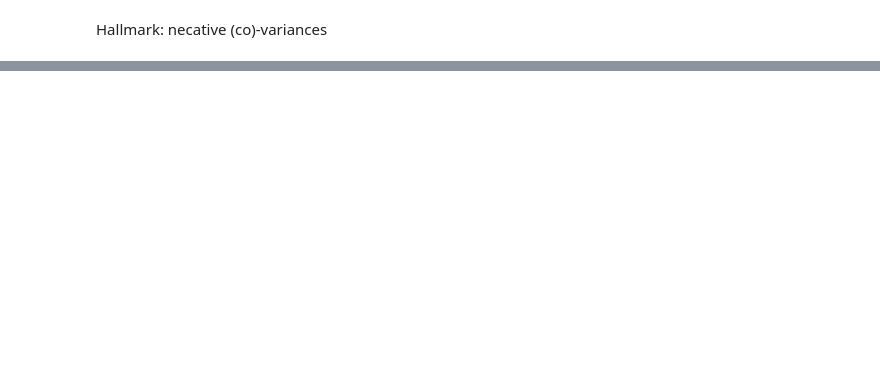
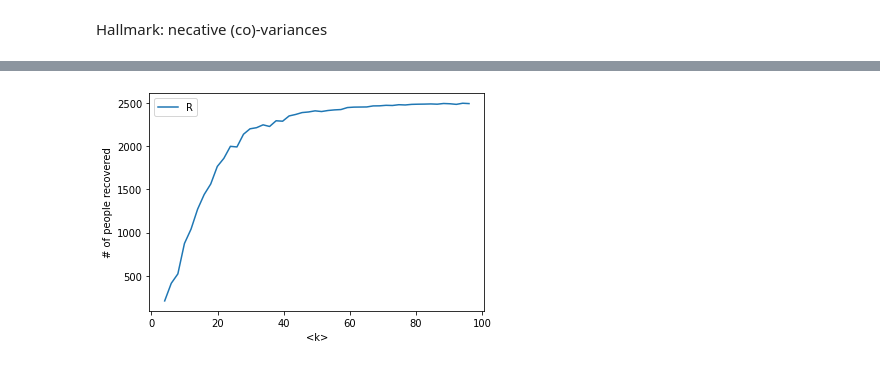
Before and after one commit to JaccovanWijk/CLSIntro2, a Jupyter notebook: Assignment 2.ipynb, the cells around one changed output, grey strips where cells are left out. Saved outputs shown, nothing was run; the diff lists cells and outputs as text; code cells hidden in the pictures; blank space fills up the shorter version.

```diff
--- a/Assignment 2.ipynb
+++ b/Assignment 2.ipynb
@@ -656,0 +937,30 @@ plt.show()
+# %%
+
+mlist = np.arange(2,50,1)
+R_list_barabasi = []
+k_avg_barabasi = []
+pop_size = 2500
+tmax = 1000
+
+for m in mlist:
+    g, iterations = barabasi(pop_size, m, tmax, 'nope')
+    degrees = g.degree()
+    sum_edges = 0
+    for i in degrees:
+        sum_edges += i[1]
+    average_degree = sum_edges/pop_size
+    dict = iterations[tmax-1]
+    total_R = dict['node_count'][2]
+    R_list_barabasi.append(total_R)
+    k_avg_barabasi.append(average_degree)
+
+
+plt.figure()
+plt.xlabel('<k>')
+plt.ylabel('# of people recovered')
+plt.plot(k_avg_barabasi, R_list_barabasi, label='R')
+plt.legend()
+plt.savefig("figs/Recovered_barabasi", dpi=400)
+plt.show()
+# %% [output]
+[figure, added]
```
Also changed, not shown: parts of 36 cells of this notebook.
